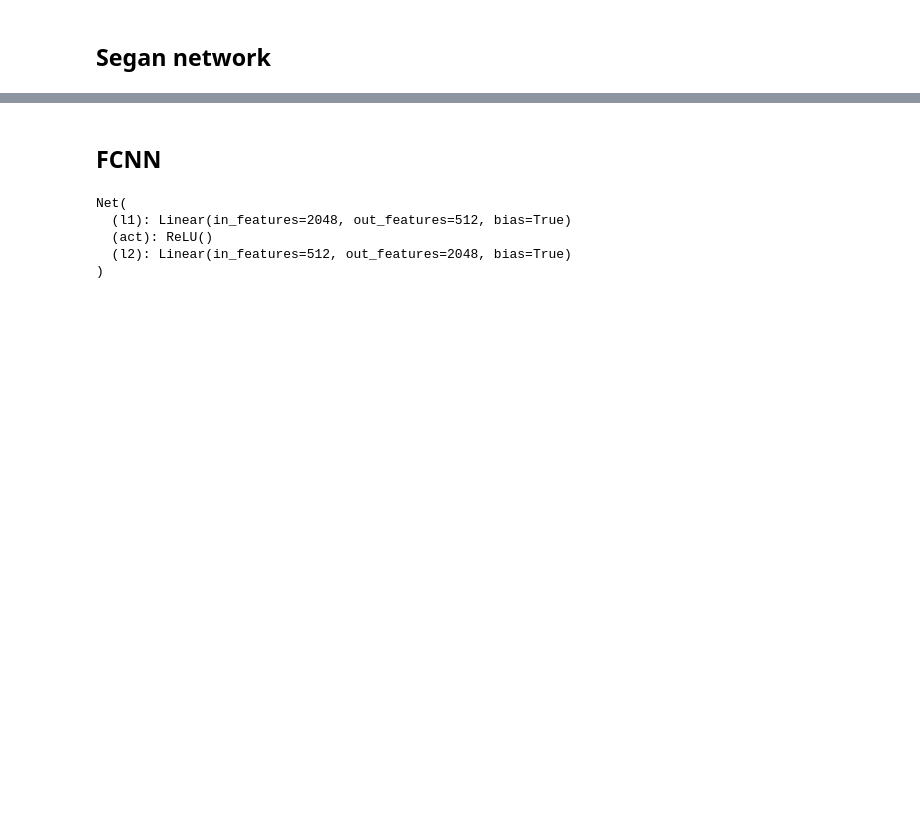
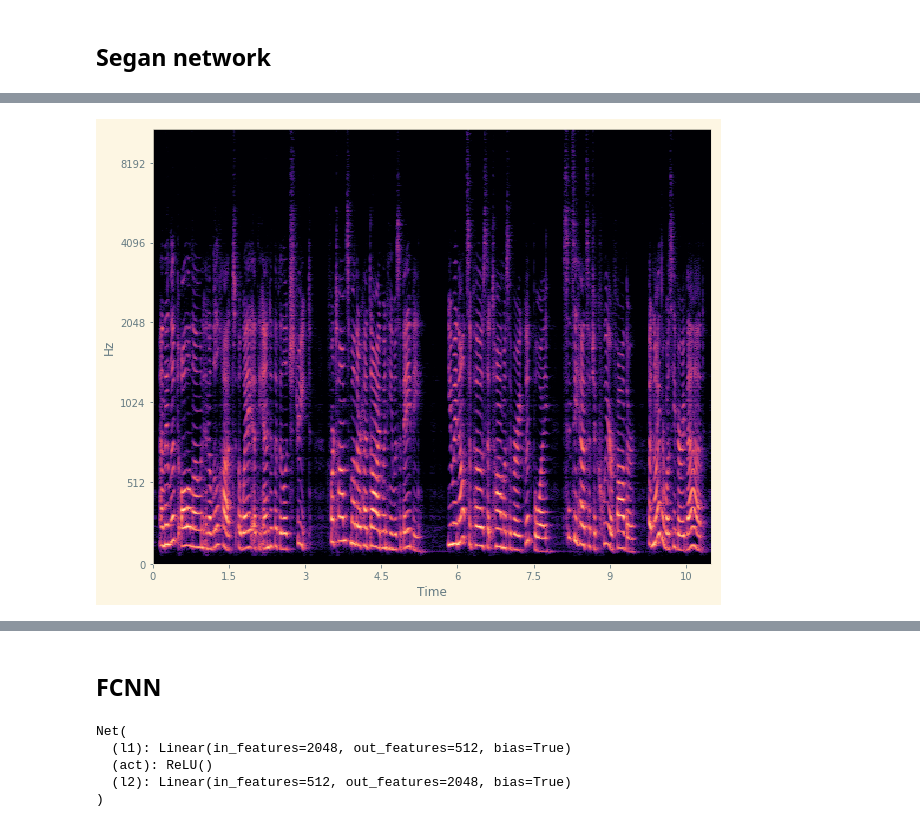
Before and after one commit to ZeroCHENml/DeReverb, a Jupyter notebook: Using_Dataloader.ipynb, the cells around one changed output, grey strips where cells are left out. Drawn from its saved outputs; the diff is of its cells as text; code cells hidden in the pictures; blank space fills up the shorter version.

```diff
--- a/Using_Dataloader.ipynb
+++ b/Using_Dataloader.ipynb
@@ -127,0 +185,4 @@ ir_ex = ta.transforms.Resample(48000, 16000)(ta.load((data_path/'impulse-respons
+# %%
+plot_spec(reverbed.squeeze().numpy())
+# %% [output]
+[figure, added]
```
Also changed, not shown: parts of 20 cells of this notebook, 2 other files.
